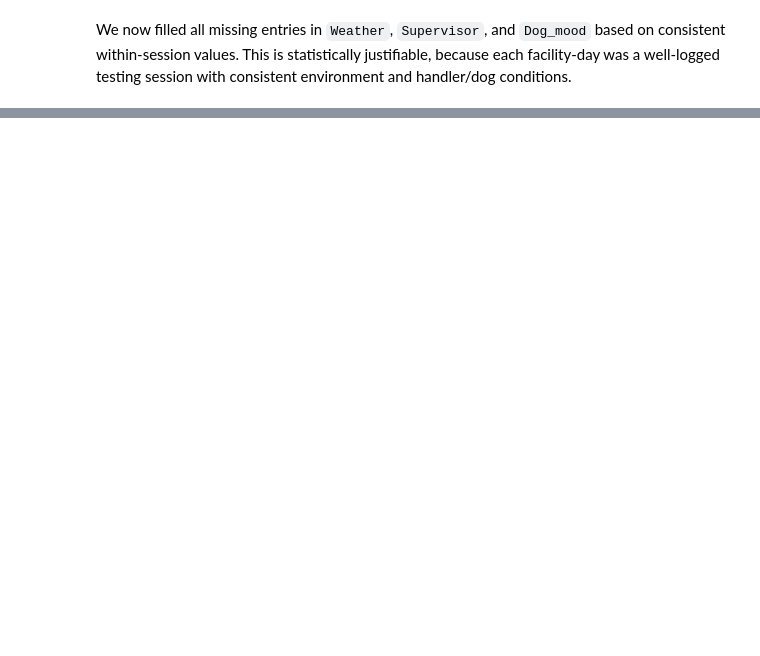
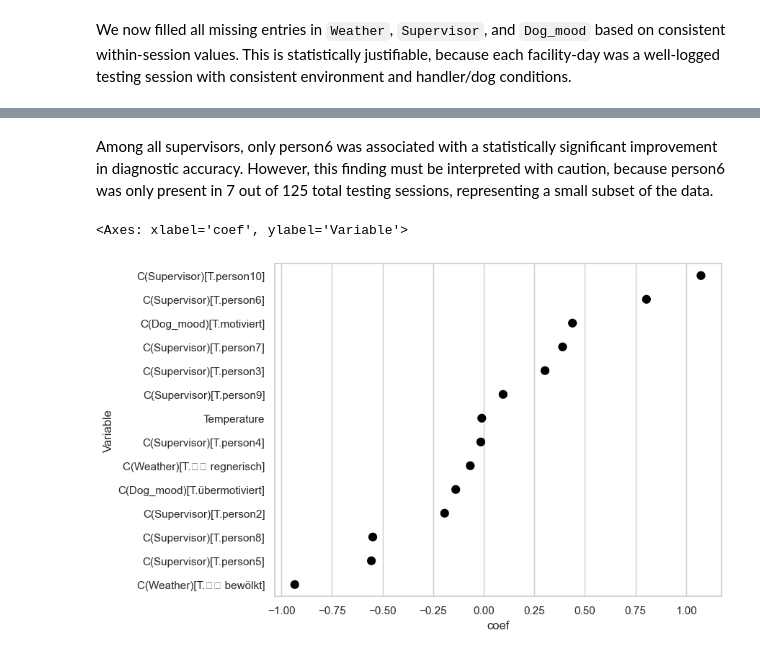
Before and after one commit to sschepanski/CanineLungCancerDetection, a Jupyter notebook: scr/DogScanPrediction.ipynb, the cells around one changed output, grey strips where cells are left out. Saved outputs shown, nothing was run; the diff lists cells and outputs as text; code cells hidden in the pictures; blank space fills up the shorter version.

```diff
--- a/scr/DogScanPrediction.ipynb
+++ b/scr/DogScanPrediction.ipynb
@@ -1442,0 +817,32 @@ This suggests that if only 2 or 3 dogs had been used per trial (instead of 5), t
+# %% [markdown]
+Among all supervisors, only person6 was associated with a statistically significant improvement in diagnostic accuracy. However, this finding must be interpreted with caution, because person6 was only present in 7 out of 125 total testing sessions, representing a small subset of the data.
+# %%
+# Extract coefficient estimates and confidence intervals
+coef_summary = gee_model.summary().tables[1].data[1:]  # Skip header
+coef_df = pd.DataFrame(coef_summary, columns=["Variable", "coef", "std err", "z", "P>|z|", "[0.025", "0.975]"])
+# Drop rows with missing or empty variable names
+coef_df = coef_df[coef_df["Variable"].notna() & (coef_df["Variable"] != "")]
+# %%
+# Convert numeric columns from string to float
+for col in ["coef", "std err", "z", "P>|z|", "[0.025", "0.975]"]:
+    coef_df[col] = pd.to_numeric(coef_df[col], errors="coerce")
+# %%
+# Exclude intercept for visualization (optional)
+coef_df = coef_df[coef_df["Variable"] != "Intercept"]
+# %%
+# Sort variables by effect size for better readability
+coef_df = coef_df.sort_values("coef", ascending=False)
+# %%
+# Plot
+plt.figure(figsize=(8, 6))
+sns.pointplot(
+    data=coef_df,
+    y="Variable",
+    x="coef",
+    join=False,
+    color="black",
+    errorbar=None
+)
+# %% [output]
+<Axes: xlabel='coef', ylabel='Variable'>
+[figure, added]
```
Also changed, not shown: parts of 163 cells of this notebook.
